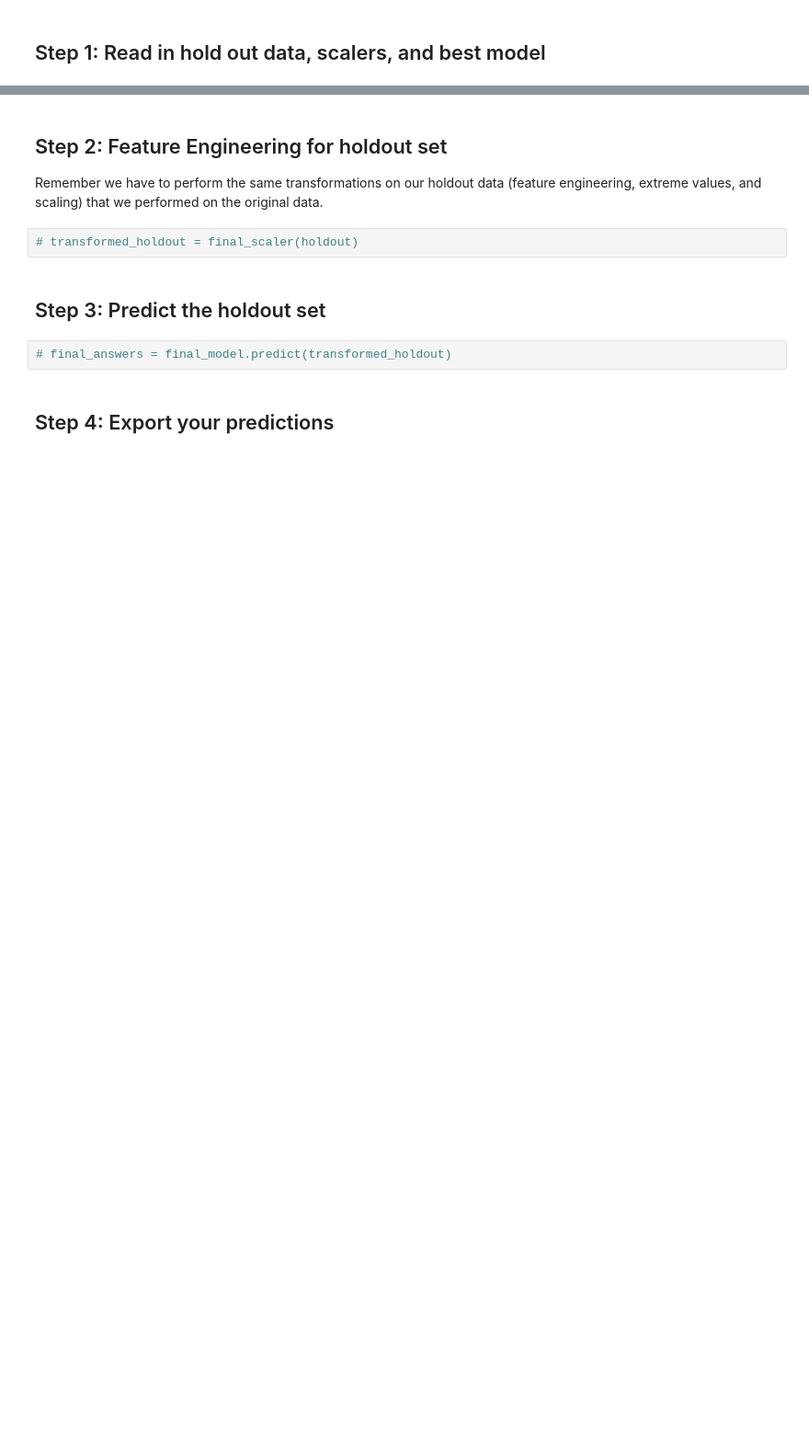
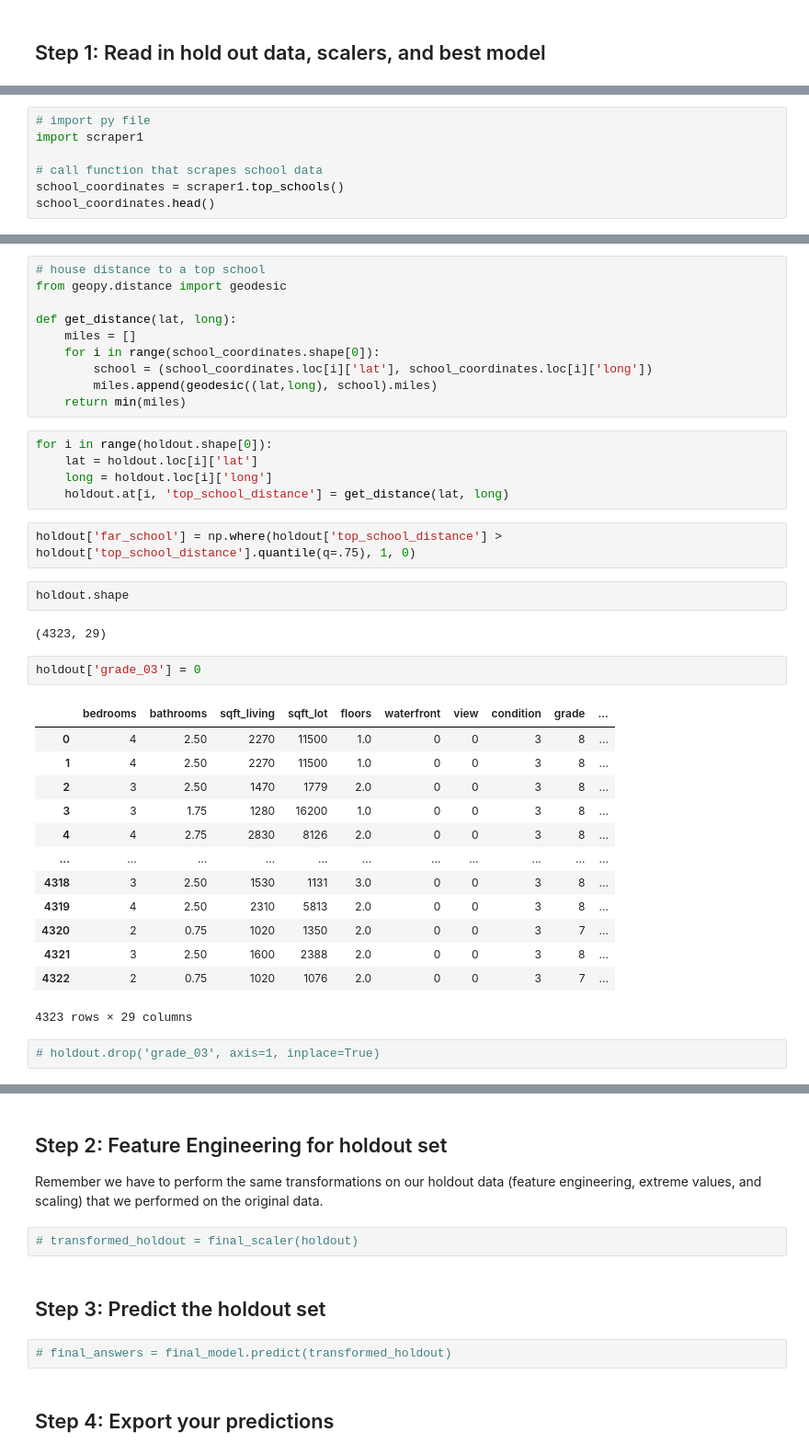
Before and after one commit to ameliadahm20/housing-pricing, a Jupyter notebook: PredictHoldout.ipynb, the cells around one changed output, grey strips where cells are left out. Shown at 92% size. Drawn from its saved outputs; the diff is of its cells as text; blank space fills up the shorter version.

Commit message:
predicted on holdout set

```diff
--- a/PredictHoldout.ipynb
+++ b/PredictHoldout.ipynb
@@ -7,0 +44,7 @@ pd.set_option('display.max_columns', 300)
+# %%
+# import py file
+import scraper1
+
+# call function that scrapes school data
+school_coordinates = scraper1.top_schools()
+school_coordinates.head()
@@ -7,0 +58,39 @@ pd.set_option('display.max_columns', 300)
+# %%
+# house distance to a top school
+from geopy.distance import geodesic
+
+def get_distance(lat, long):
+    miles = []
+    for i in range(school_coordinates.shape[0]):
+        school = (school_coordinates.loc[i]['lat'], school_coordinates.loc[i]['long'])
+        miles.append(geodesic((lat,long), school).miles)
+    return min(miles)
+# %%
+for i in range(holdout.shape[0]):
+    lat = holdout.loc[i]['lat']
+    long = holdout.loc[i]['long']
+    holdout.at[i, 'top_school_distance'] = get_distance(lat, long)
+# %%
+holdout['far_school'] = np.where(holdout['top_school_distance'] > holdout['top_school_distance'].quantile(q=.75), 1, 0)
+# %%
+holdout.shape
+# %% [output]
+(4323, 29)
+# %%
+holdout['grade_03'] = 0
+# %% [output]
+|  | bedrooms | bathrooms | sqft_living | sqft_lot | floors | waterfront | view | condition | grade | ... |
+| 0 | 4 | 2.50 | 2270 | 11500 | 1.0 | 0 | 0 | 3 | 8 | ... |
+| 1 | 4 | 2.50 | 2270 | 11500 | 1.0 | 0 | 0 | 3 | 8 | ... |
+| 2 | 3 | 2.50 | 1470 | 1779 | 2.0 | 0 | 0 | 3 | 8 | ... |
+| 3 | 3 | 1.75 | 1280 | 16200 | 1.0 | 0 | 0 | 3 | 8 | ... |
+| 4 | 4 | 2.75 | 2830 | 8126 | 2.0 | 0 | 0 | 3 | 8 | ... |
+| ... | ... | ... | ... | ... | ... | ... | ... | ... | ... | ... |
+| 4318 | 3 | 2.50 | 1530 | 1131 | 3.0 | 0 | 0 | 3 | 8 | ... |
+| 4319 | 4 | 2.50 | 2310 | 5813 | 2.0 | 0 | 0 | 3 | 8 | ... |
+| 4320 | 2 | 0.75 | 1020 | 1350 | 2.0 | 0 | 0 | 3 | 7 | ... |
+| 4321 | 3 | 2.50 | 1600 | 2388 | 2.0 | 0 | 0 | 3 | 8 | ... |
+| 4322 | 2 | 0.75 | 1020 | 1076 | 2.0 | 0 | 0 | 3 | 7 | ... |
+4323 rows × 29 columns
+# %%
+# holdout.drop('grade_03', axis=1, inplace=True)
```
Also changed, not shown: parts of 31 cells of this notebook, 4 other files.
